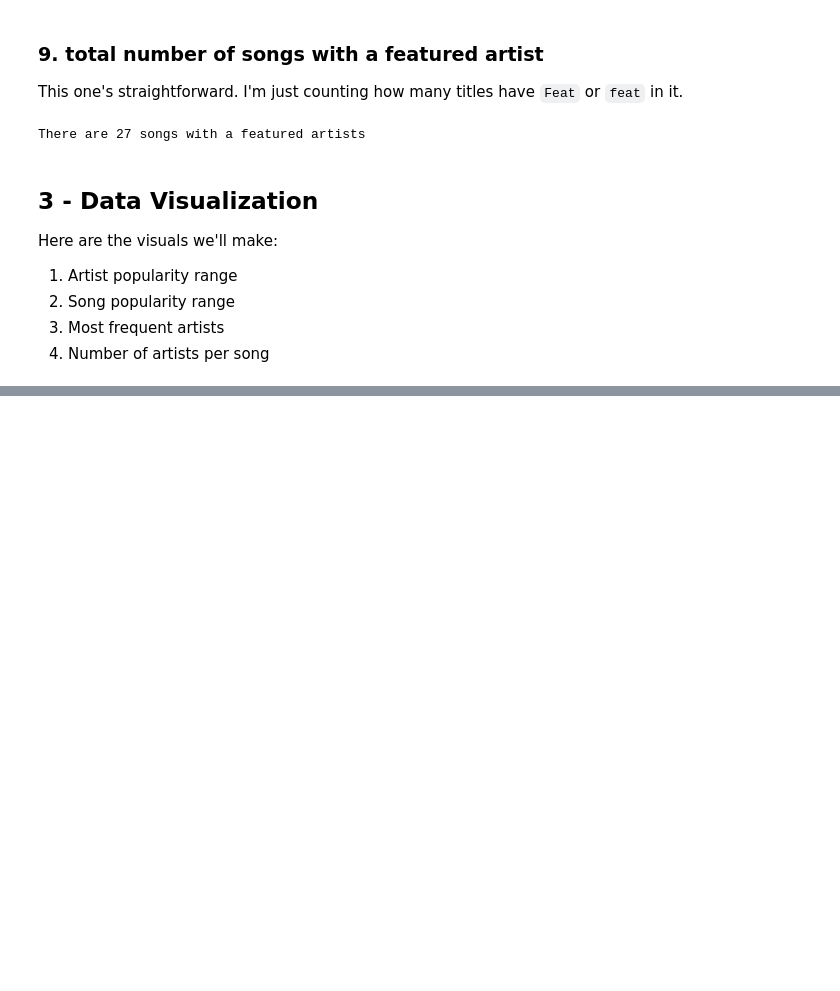
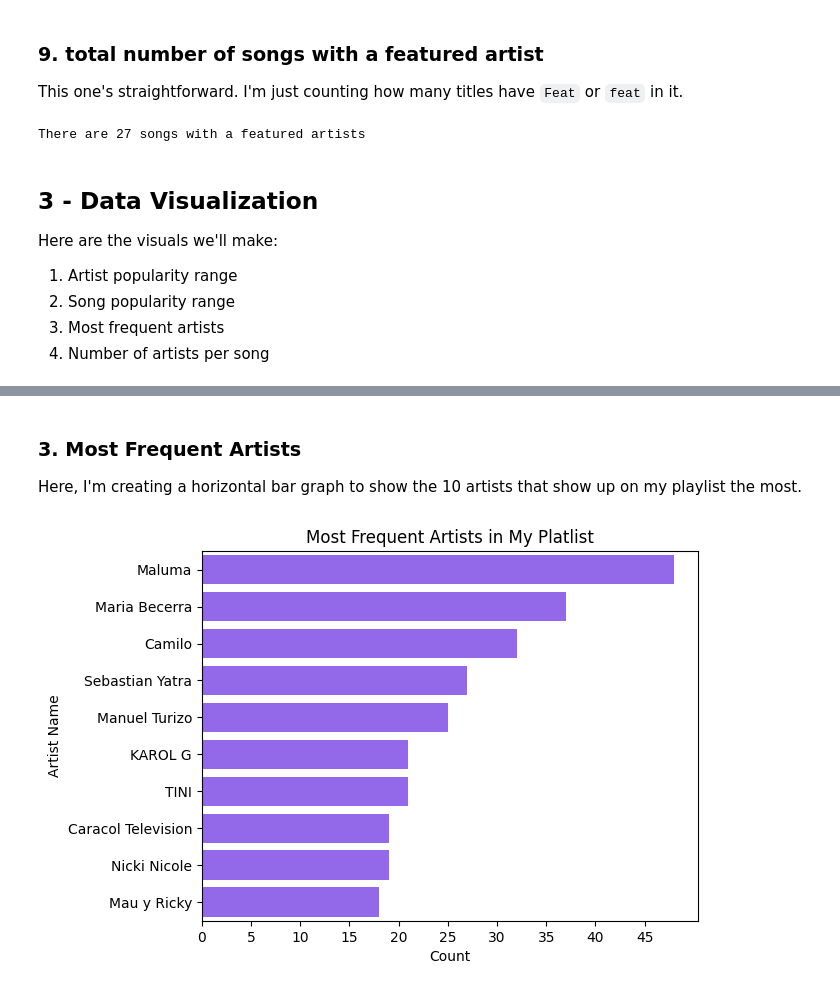
Before and after one commit to Mike-McKee/spotify-popularity, a Jupyter notebook: python_code/data_analysis.ipynb, the cells around one changed output, grey strips where cells are left out. Drawn from its saved outputs; the diff is of its cells as text; code cells hidden in the pictures; blank space fills up the shorter version.

```diff
--- a/python_code/data_analysis.ipynb
+++ b/python_code/data_analysis.ipynb
@@ -358,0 +385,23 @@ Here are the visuals we'll make:
+# %% [markdown]
+### 3. Most Frequent Artists
+
+Here, I'm creating a horizontal bar graph to show the 10 artists that show up on my playlist the most.
+# %%
+#Copying code from 6. Number of times artist appears
+to_iterate = top_artists()
+sort = sorted(to_iterate.items(),key=lambda x:x[1], reverse=True)
+x = []
+y = []
+for index, item in enumerate(sort[:10]):
+    x.append(item[1])
+    y.append(item[0])
+
+sns.barplot(x=x, y=y, color='#8c52ff')
+plt.xlabel('Count')
+ticks = range(0, 50, 5)
+plt.xticks(ticks)
+plt.ylabel('Artist Name')
+plt.title('Most Frequent Artists in My Platlist')
+plt.show()
+# %% [output]
+[figure, added]
```
Also changed, not shown: parts of 9 cells of this notebook.
